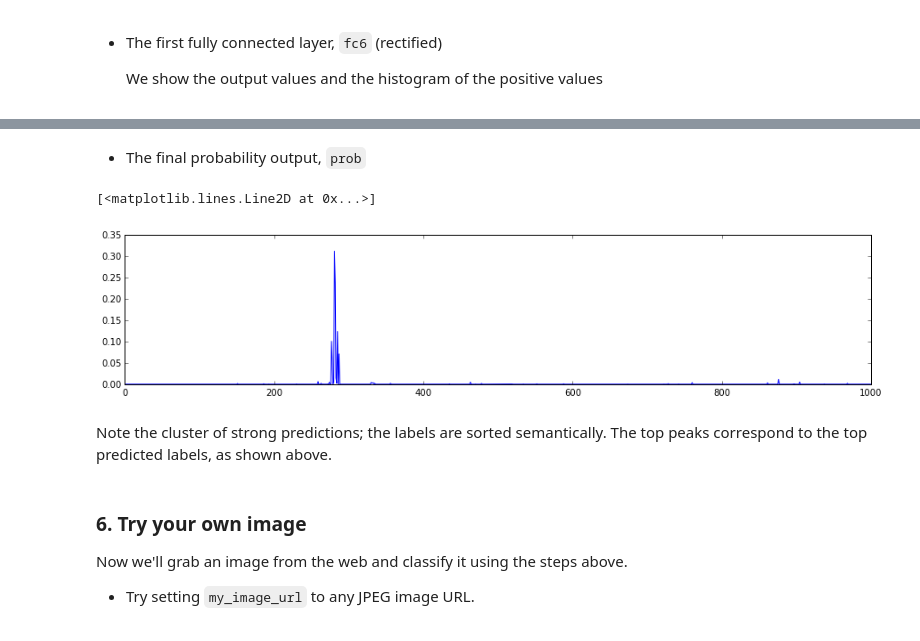
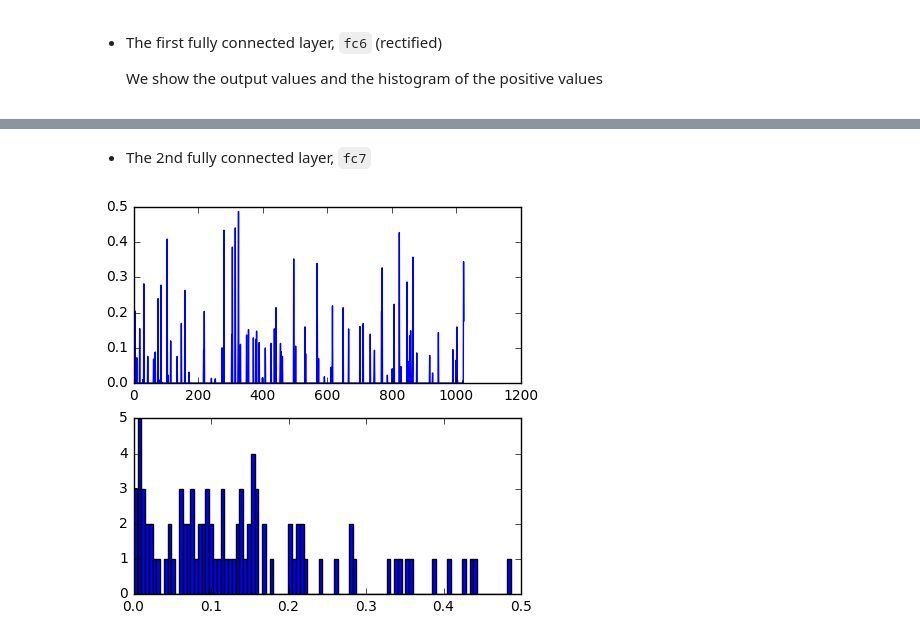
Before and after one commit to LittleHann/Break12306Captcha, a Jupyter notebook: triplet_notebook/triplet-feature-extractor.ipynb, the cells around one changed output, grey strips where cells are left out. Drawn from its saved outputs; the diff is of its cells as text; code cells hidden in the pictures.

```diff
--- a/triplet_notebook/triplet-feature-extractor.ipynb
+++ b/triplet_notebook/triplet-feature-extractor.ipynb
@@ -262,41 +162,10 @@ _ = plt.hist(feat.flat[feat.flat > 0], bins=100)
-# %% [markdown]
-* The final probability output, `prob`
-# %%
-feat = net.blobs['prob'].data[0]
-plt.figure(figsize=(15, 3))
-plt.plot(feat.flat)
-# %% [output]
-[<matplotlib.lines.Line2D at 0x...>]
-[figure, removed]
-# %% [markdown]
-Note the cluster of strong predictions; the labels are sorted semantically. The top peaks correspond to the top predicted labels, as shown above.
-# %% [markdown]
-### 6. Try your own image
-
-Now we'll grab an image from the web and classify it using the steps above.
-
-* Try setting `my_image_url` to any JPEG image URL.
-# %%
-# download an image
-my_image_url = "..."  # paste your URL here
-# for example:
-# my_image_url = "https://upload.wikimedia.org/wikipedia/commons/b/be/Orang_Utan%2C_Semenggok_Forest_Reserve%2C_Sarawak%2C_Borneo%2C_Malaysia.JPG"
-!wget -O image.jpg $my_image_url
-
-# transform it and copy it into the net
-image = caffe.io.load_image('image.jpg')
-net.blobs['data'].data[...] = transformer.preprocess('data', image)
-
-# perform classification
-net.forward()
-
-# obtain the output probabilities
-output_prob = net.blobs['prob'].data[0]
-
-# sort top five predictions from softmax output
-top_inds = output_prob.argsort()[::-1][:5]
-
-plt.imshow(image)
-
-print 'probabilities and labels:'
-zip(output_prob[top_inds], labels[top_inds])
+# %% [markdown]
+* The 2nd fully connected layer, `fc7`
+# %%
+feat = net.blobs['fc7'].data[0]
+plt.subplot(2, 1, 1)
+plt.plot(feat.flat)
+plt.subplot(2, 1, 2)
+_ = plt.hist(feat.flat[feat.flat > 0], bins=100)
+# %% [output]
+[figure, added]
```
Also changed, not shown: parts of 34 cells of this notebook, 1 other file.
